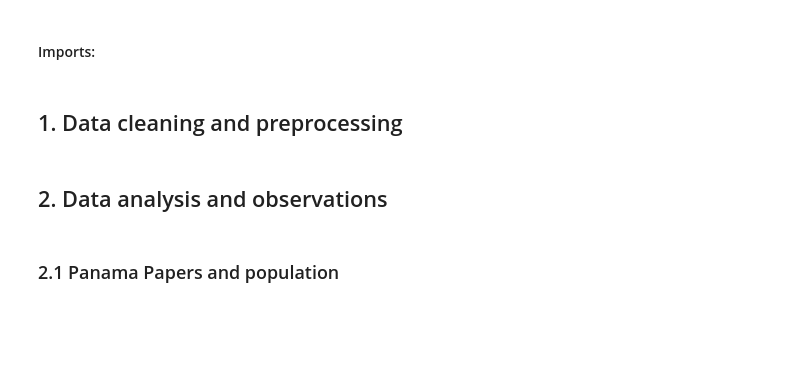
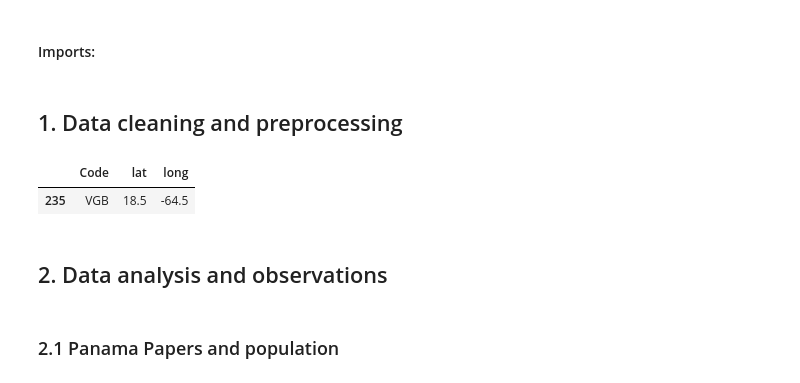
Before and after one commit to marikomakhm/ada-project, a Jupyter notebook: src/world_plots.ipynb, the cells around one changed output. Saved outputs shown, nothing was run; the diff lists cells and outputs as text; code cells hidden in the pictures; blank space fills up the shorter version.

```diff
--- a/src/world_plots.ipynb
+++ b/src/world_plots.ipynb
@@ -37,6 +37,16 @@ wb_population_total = pd.read_csv('data/world_bank/population_total.csv', low_me
 freedom_index = pd.read_csv('data/human_freedom.csv', low_memory=False)
 freedom_index = freedom_index.pivot(index='ISO_Code', columns='Year', values=['ECONOMIC FREEDOM (Score)','HUMAN FREEDOM (Score)'])
 freedom_index = freedom_index.stack().groupby(level=0).last().reset_index()
+# %%
+countries_location = pd.read_csv('data/countries_latitude_longitude.csv')
+countries_location = countries_location[['Alpha-3 code', 'Latitude (average)', 'Longitude (average)']]
+countries_location = countries_location.rename(columns={'Alpha-3 code': 'Code', 'Latitude (average)': 'lat',
+                                                        'Longitude (average)': 'long'})
+# %%
+countries_location[countries_location['Code'] == 'VGB']
+# %% [output]
+|  | Code | lat | long |
+| 235 | VGB | 18.5 | -64.5 |
 # %%
 # We only consider statistics that date from 2000 onwards
 years_to_drop = list(map(str, np.arange(1960, 2000)))
```
Also changed, not shown: parts of 5 cells of this notebook, 1 other file.
